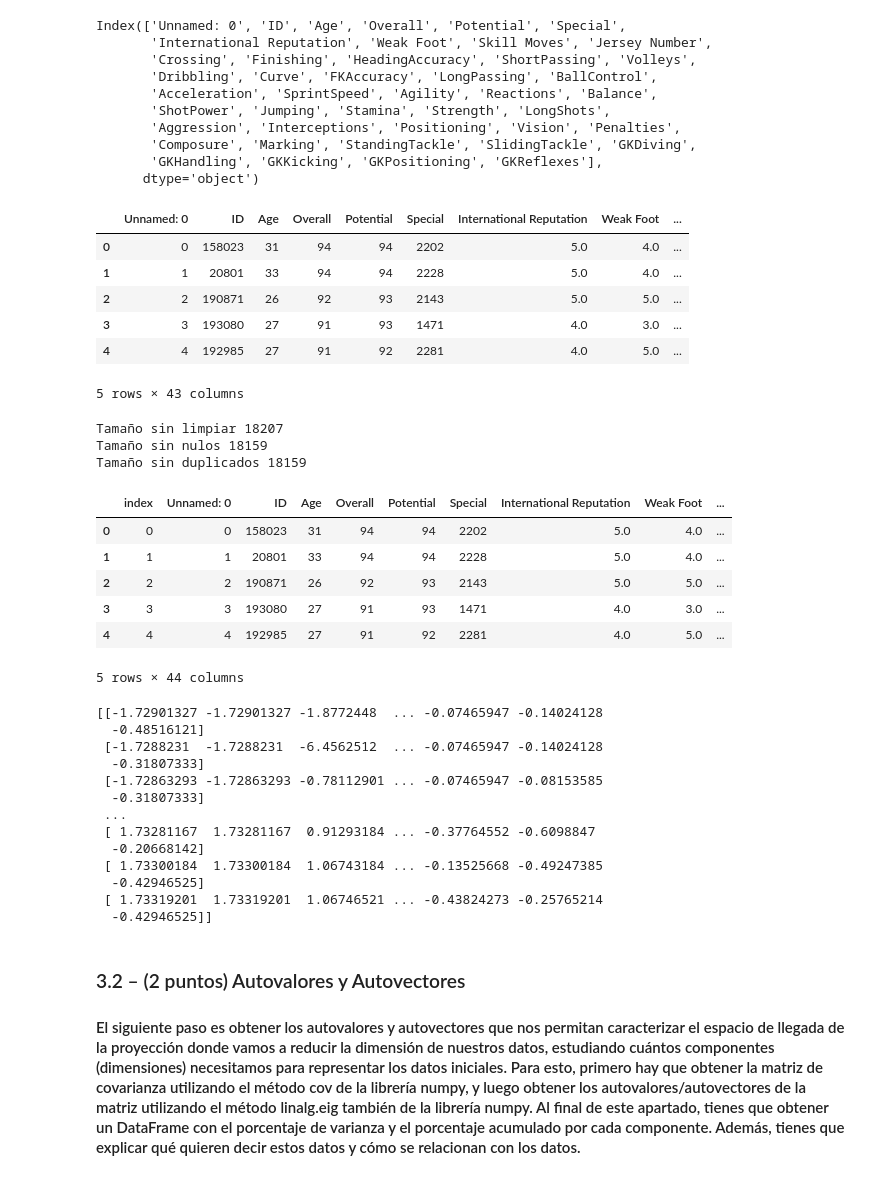
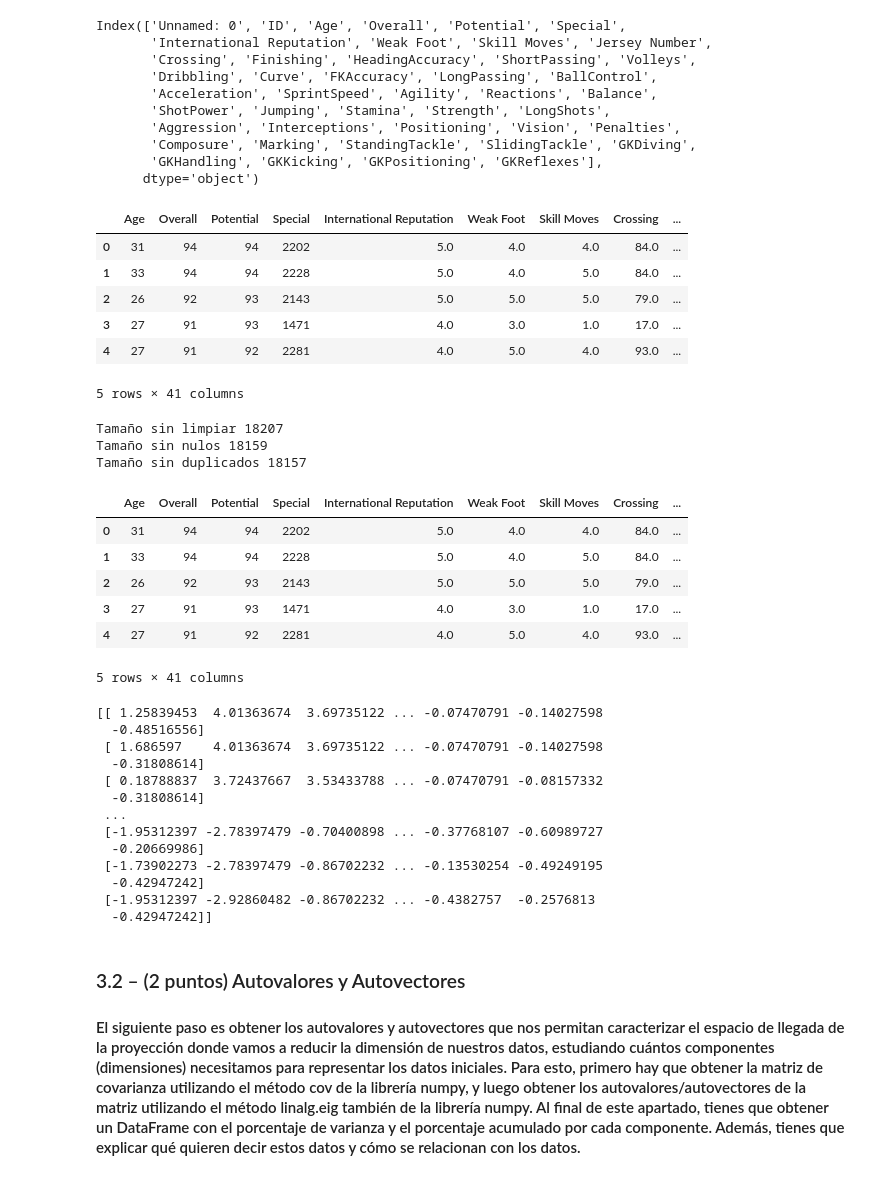
Before and after one commit to Jotivirix/Datamining_UFV, a Jupyter notebook: Lab1/entregable3/Lab1-Entregable3.ipynb, the cells around one changed output. Saved outputs shown, nothing was run; the diff lists cells and outputs as text; code cells hidden in the pictures.

```diff
--- a/Lab1/entregable3/Lab1-Entregable3.ipynb
+++ b/Lab1/entregable3/Lab1-Entregable3.ipynb
@@ -58,62 +58,63 @@ Index(['Unnamed: 0', 'ID', 'Age', 'Overall', 'Potential', 'Special',
       dtype='object')
 # %%
 #Quitamos columnas innecesarias
-df = df.drop(columns=['Jersey Number'])
+df = df.drop(columns=['Unnamed: 0','ID','Jersey Number'])
 df.head()
 # %% [output]
-|  | Unnamed: 0 | ID | Age | Overall | Potential | Special | International Reputation | Weak Foot | ... |
-| 0 | 0 | 158023 | 31 | 94 | 94 | 2202 | 5.0 | 4.0 | ... |
-| 1 | 1 | 20801 | 33 | 94 | 94 | 2228 | 5.0 | 4.0 | ... |
-| 2 | 2 | 190871 | 26 | 92 | 93 | 2143 | 5.0 | 5.0 | ... |
-| 3 | 3 | 193080 | 27 | 91 | 93 | 1471 | 4.0 | 3.0 | ... |
-| 4 | 4 | 192985 | 27 | 91 | 92 | 2281 | 4.0 | 5.0 | ... |
+|  | Age | Overall | Potential | Special | International Reputation | Weak Foot | Skill Moves | Crossing | ... |
+| 0 | 31 | 94 | 94 | 2202 | 5.0 | 4.0 | 4.0 | 84.0 | ... |
+| 1 | 33 | 94 | 94 | 2228 | 5.0 | 4.0 | 5.0 | 84.0 | ... |
+| 2 | 26 | 92 | 93 | 2143 | 5.0 | 5.0 | 5.0 | 79.0 | ... |
+| 3 | 27 | 91 | 93 | 1471 | 4.0 | 3.0 | 1.0 | 17.0 | ... |
+| 4 | 27 | 91 | 92 | 2281 | 4.0 | 5.0 | 4.0 | 93.0 | ... |
-5 rows × 43 columns
+5 rows × 41 columns
 # %%
 #Limpieza de datos
 print('Tamaño sin limpiar',df.shape[0])
 #Eliminacion de nulos
 df = df.dropna()
 print('Tamaño sin nulos',df.shape[0])
 
 #Eliminacion de duplicados
 df = df.drop_duplicates()
 print('Tamaño sin duplicados',df.shape[0])
 
 #Reseteamos el indice de las filas
 df = df.reset_index()
+df = df.drop(columns=['index'])
 
 #Imprimimos los datos
 df.head()
 # %% [output]
 Tamaño sin limpiar 18207
 Tamaño sin nulos 18159
-Tamaño sin duplicados 18159
+Tamaño sin duplicados 18157
-|  | index | Unnamed: 0 | ID | Age | Overall | Potential | Special | International Reputation | Weak Foot | ... |
-| 0 | 0 | 0 | 158023 | 31 | 94 | 94 | 2202 | 5.0 | 4.0 | ... |
-| 1 | 1 | 1 | 20801 | 33 | 94 | 94 | 2228 | 5.0 | 4.0 | ... |
-| 2 | 2 | 2 | 190871 | 26 | 92 | 93 | 2143 | 5.0 | 5.0 | ... |
-| 3 | 3 | 3 | 193080 | 27 | 91 | 93 | 1471 | 4.0 | 3.0 | ... |
-| 4 | 4 | 4 | 192985 | 27 | 91 | 92 | 2281 | 4.0 | 5.0 | ... |
+|  | Age | Overall | Potential | Special | International Reputation | Weak Foot | Skill Moves | Crossing | ... |
+| 0 | 31 | 94 | 94 | 2202 | 5.0 | 4.0 | 4.0 | 84.0 | ... |
+| 1 | 33 | 94 | 94 | 2228 | 5.0 | 4.0 | 5.0 | 84.0 | ... |
+| 2 | 26 | 92 | 93 | 2143 | 5.0 | 5.0 | 5.0 | 79.0 | ... |
+| 3 | 27 | 91 | 93 | 1471 | 4.0 | 3.0 | 1.0 | 17.0 | ... |
+| 4 | 27 | 91 | 92 | 2281 | 4.0 | 5.0 | 4.0 | 93.0 | ... |
-5 rows × 44 columns
+5 rows × 41 columns
 # %%
 #Pasamos a estandarizar y normalizar los datos con la libreria StandardScaler
 scaler = StandardScaler()
 df_transformed = scaler.fit_transform(df)
 print(df_transformed)
 # %% [output]
-[[-1.72901327 -1.72901327 -1.8772448  ... -0.07465947 -0.14024128
-  -0.48516121]
- [-1.7288231  -1.7288231  -6.4562512  ... -0.07465947 -0.14024128
-  -0.31807333]
- [-1.72863293 -1.72863293 -0.78112901 ... -0.07465947 -0.08153585
-  -0.31807333]
+[[ 1.25839453  4.01363674  3.69735122 ... -0.07470791 -0.14027598
+  -0.48516556]
+ [ 1.686597    4.01363674  3.69735122 ... -0.07470791 -0.14027598
+  -0.31808614]
+ [ 0.18788837  3.72437667  3.53433788 ... -0.07470791 -0.08157332
+  -0.31808614]
  ...
- [ 1.73281167  1.73281167  0.91293184 ... -0.37764552 -0.6098847
-  -0.20668142]
- [ 1.73300184  1.73300184  1.06743184 ... -0.13525668 -0.49247385
-  -0.42946525]
- [ 1.73319201  1.73319201  1.06746521 ... -0.43824273 -0.25765214
-  -0.42946525]]
+ [-1.95312397 -2.78397479 -0.70400898 ... -0.37768107 -0.60989727
+  -0.20669986]
+ [-1.73902273 -2.78397479 -0.86702232 ... -0.13530254 -0.49249195
+  -0.42947242]
+ [-1.95312397 -2.92860482 -0.86702232 ... -0.4382757  -0.2576813
+  -0.42947242]]
 # %% [markdown]
 ### 3.2 – (2 puntos) Autovalores y Autovectores
 #### El siguiente paso es obtener los autovalores y autovectores que nos permitan caracterizar el espacio de llegada de la proyección donde vamos a reducir la dimensión de nuestros datos, estudiando cuántos componentes (dimensiones) necesitamos para representar los datos iniciales. Para esto, primero hay que obtener la matriz de covarianza utilizando el método cov de la librería numpy, y luego obtener los autovalores/autovectores de la matriz utilizando el método linalg.eig también de la librería numpy. Al final de este apartado, tienes que obtener un DataFrame con el porcentaje de varianza y el porcentaje acumulado por cada componente. Además, tienes que explicar qué quieren decir estos datos y cómo se relacionan con los datos.
```
Also changed, not shown: parts of 14 cells of this notebook, 1 other file.
